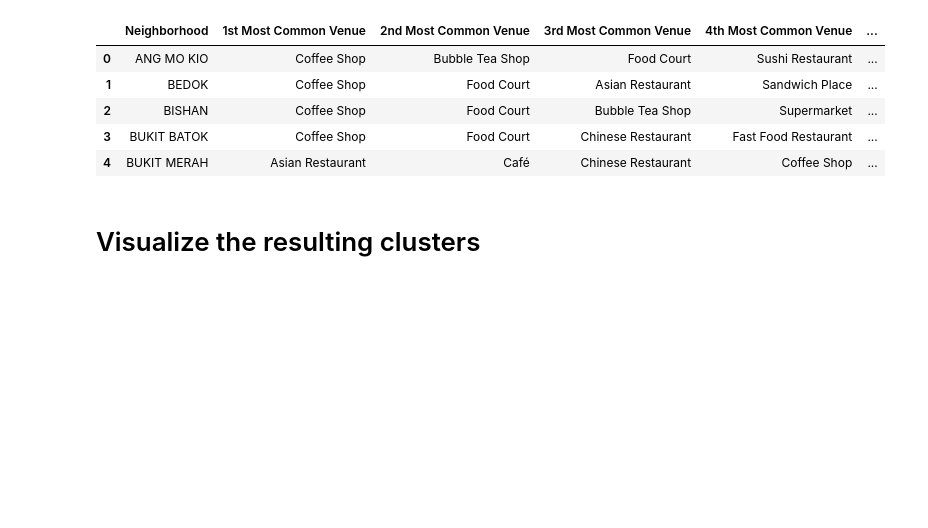
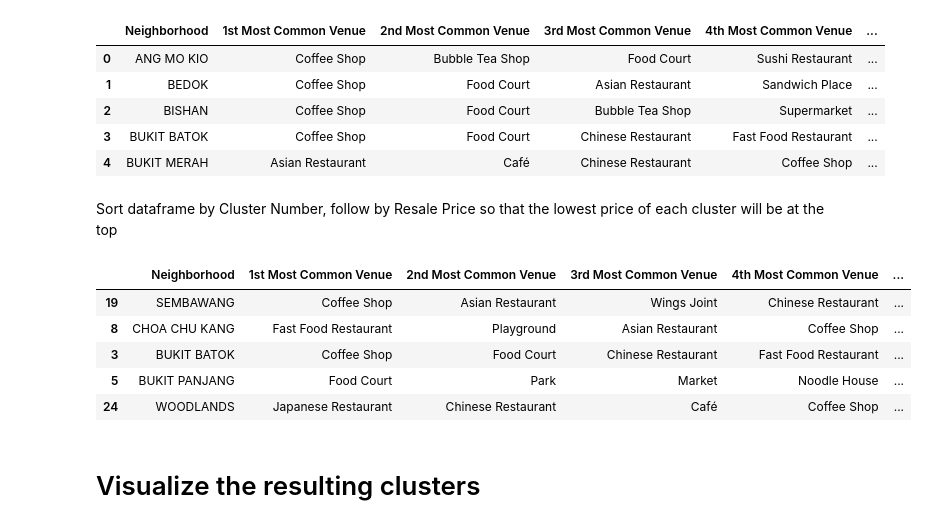
Before and after one commit to fabiankoh/AppliedDataScienceCapstone, a Jupyter notebook: Applied Data Science CapstoneProjectW4-5.ipynb, the cells around one changed output. Cells and saved outputs as stored; diff of their text form; code cells hidden in the pictures; blank space fills up the shorter version.

```diff
--- a/Applied Data Science CapstoneProjectW4-5.ipynb
+++ b/Applied Data Science CapstoneProjectW4-5.ipynb
@@ -549,8 +543,18 @@ combined_data.head()
 | 2 | BISHAN | Coffee Shop | Food Court | Bubble Tea Shop | Supermarket | ... |
 | 3 | BUKIT BATOK | Coffee Shop | Food Court | Chinese Restaurant | Fast Food Restaurant | ... |
 | 4 | BUKIT MERAH | Asian Restaurant | Café | Chinese Restaurant | Coffee Shop | ... |
+# %% [markdown]
+Sort dataframe by Cluster Number, follow by Resale Price so that the lowest price of each cluster will be at the top
 # %%
 combined_data_sorted = combined_data.sort_values(['Cluster_Number', 'Resale_Price'], ascending=True)
+combined_data_sorted.head()
+# %% [output]
+|  | Neighborhood | 1st Most Common Venue | 2nd Most Common Venue | 3rd Most Common Venue | 4th Most Common Venue | ... |
+| 19 | SEMBAWANG | Coffee Shop | Asian Restaurant | Wings Joint | Chinese Restaurant | ... |
+| 8 | CHOA CHU KANG | Fast Food Restaurant | Playground | Asian Restaurant | Coffee Shop | ... |
+| 3 | BUKIT BATOK | Coffee Shop | Food Court | Chinese Restaurant | Fast Food Restaurant | ... |
+| 5 | BUKIT PANJANG | Food Court | Park | Market | Noodle House | ... |
+| 24 | WOODLANDS | Japanese Restaurant | Chinese Restaurant | Café | Coffee Shop | ... |
 # %% [markdown]
 # Visualize the resulting clusters
 # %%
```
Also changed, not shown: parts of 8 cells of this notebook.
